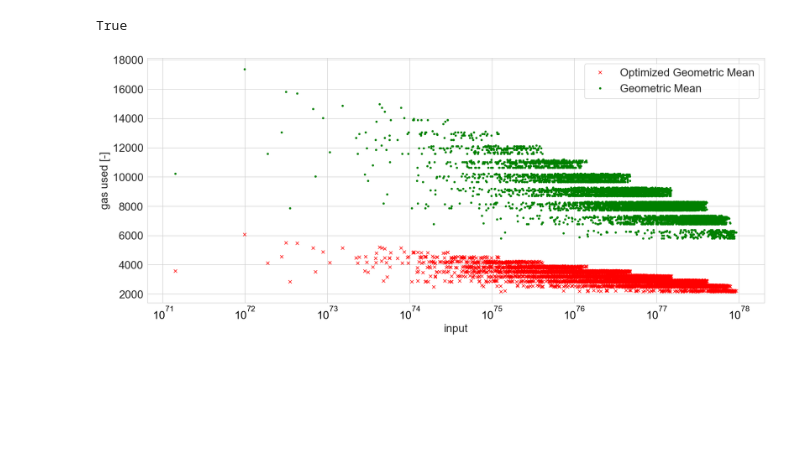
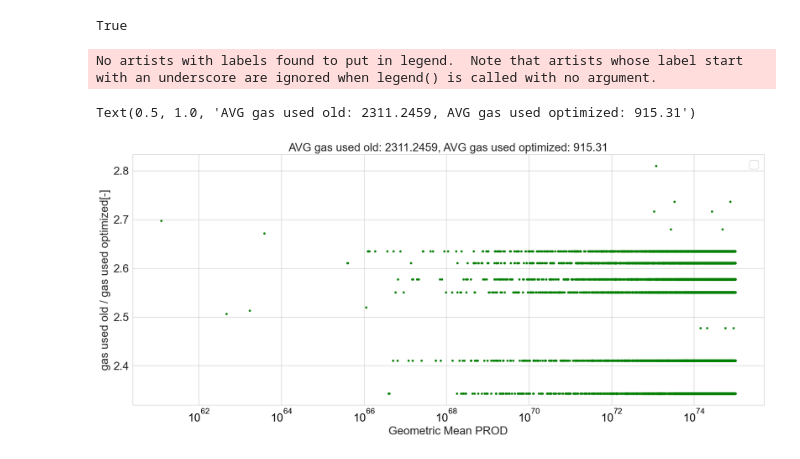
Before and after one commit to curvefi/tricrypto-ng, a Jupyter notebook: scripts/notebooks/geometric_mean_analysis.ipynb, the cells around one changed output. Drawn from its saved outputs; the diff is of its cells as text; code cells hidden in the pictures; blank space fills up the shorter version.

Commit message:
feat: tests for geometric mean

```diff
--- a/scripts/notebooks/geometric_mean_analysis.ipynb
+++ b/scripts/notebooks/geometric_mean_analysis.ipynb
@@ -48,30 +48,24 @@ True
 # %%
 fig, ax = plt.subplots(1,1, figsize=(20, 8))
 
 ax.plot(
     data.gm_mul,
-    data.gm_optgas,
-    'x',
-    color="red",
-    label="Optimized Geometric Mean"
+    data.gm_oldgas / data.gm_optgas,
+    '.',
+    color="green",
 )
 
-ax.plot(
-    data.gm_mul,
-    data.gm_oldgas,
-    '.',
-    color="green",
-    label="Geometric Mean"
-)
-
-ax.set_xlabel("input", fontsize=20)
-ax.set_ylabel("gas used [-]", fontsize=20)
+ax.set_xlabel("Geometric Mean PROD", fontsize=20)
+ax.set_ylabel("gas used old / gas used optimized[-]", fontsize=20)
 ax.tick_params(axis='both', which='major', labelsize=20)
 ax.tick_params(axis='x', which='major', colors='black');
 ax.set_xscale("log")
 ax.legend(fontsize=20);
+ax.set_title(f"AVG gas used old: {data.gm_oldgas.mean()}, AVG gas used optimized: {data.gm_optgas.mean():.2f}", fontsize=20)
 # %% [output]
+No artists with labels found to put in legend.  Note that artists whose label start with an underscore are ignored when legend() is called with no argument.
+Text(0.5, 1.0, 'AVG gas used old: 2311.2459, AVG gas used optimized: 915.31')
-[figure, old version]
+[figure, new version]
 # %%
 fig, ax = plt.subplots(1,1, figsize=(20, 8))
 
```
Also changed, not shown: parts of 3 cells of this notebook, 6 other files.
